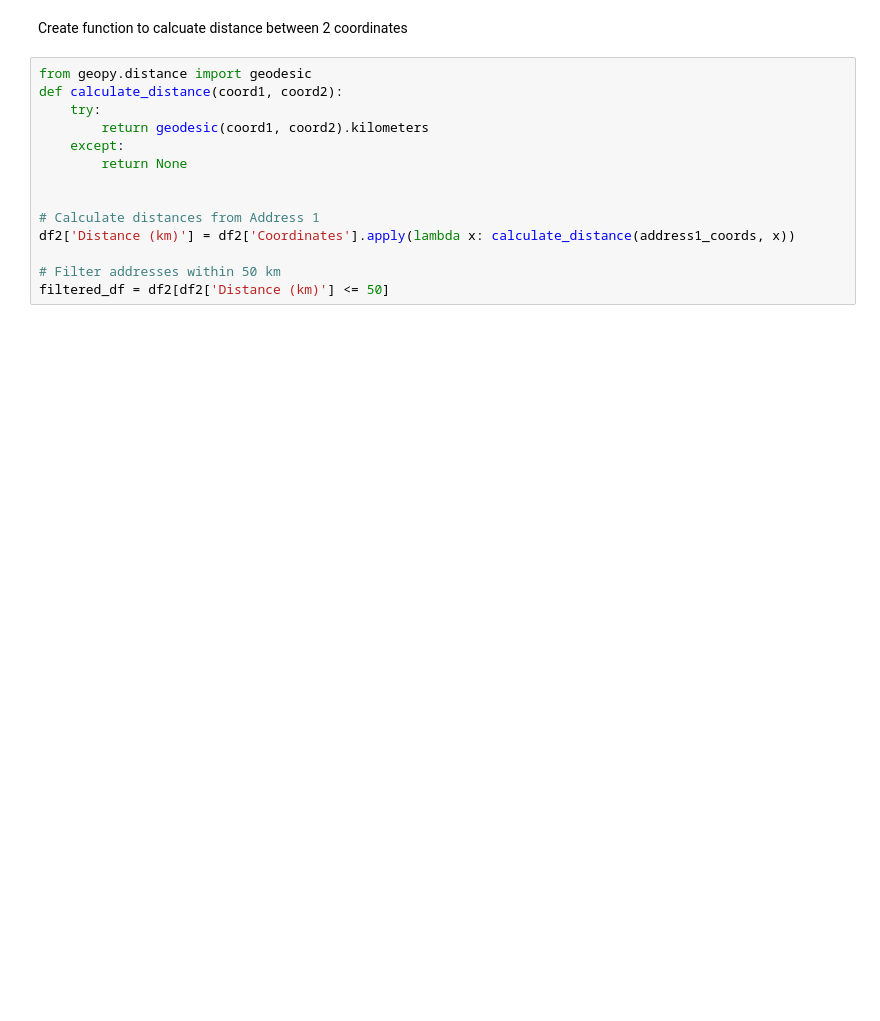
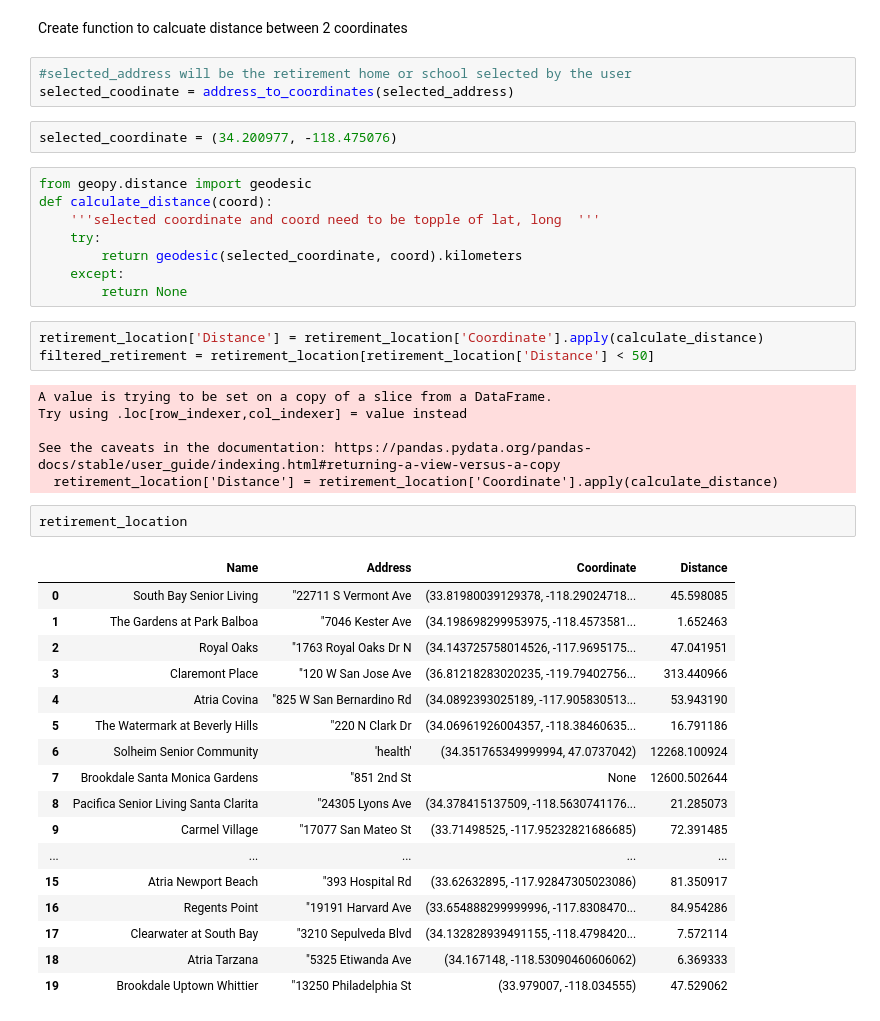
Before and after one commit to TheLazyCactus/Data_Thieves_project, a Jupyter notebook: Distance_calcultaion.ipynb, the cells around one changed output. Cells and saved outputs as stored; diff of their text form; blank space fills up the shorter version.

```diff
--- a/Distance_calcultaion.ipynb
+++ b/Distance_calcultaion.ipynb
@@ -48,16 +193,44 @@ def address_to_coordinates(address):
 # %% [markdown]
 Create function to calcuate distance between 2 coordinates
-# %%
-from geopy.distance import geodesic
-def calculate_distance(coord1, coord2):
-    try:
-        return geodesic(coord1, coord2).kilometers
-    except:
-        return None
-
-
-# Calculate distances from Address 1
-df2['Distance (km)'] = df2['Coordinates'].apply(lambda x: calculate_distance(address1_coords, x))
-
-# Filter addresses within 50 km
-filtered_df = df2[df2['Distance (km)'] <= 50]
+# %%
+#selected_address will be the retirement home or school selected by the user
+selected_coodinate = address_to_coordinates(selected_address)
+# %%
+selected_coordinate = (34.200977, -118.475076)
+# %%
+from geopy.distance import geodesic
+def calculate_distance(coord):
+    '''selected coordinate and coord need to be topple of lat, long  '''
+    try:
+        return geodesic(selected_coordinate, coord).kilometers
+    except:
+        return None
+# %%
+retirement_location['Distance'] = retirement_location['Coordinate'].apply(calculate_distance)
+filtered_retirement = retirement_location[retirement_location['Distance'] < 50]
+# %% [output]
+A value is trying to be set on a copy of a slice from a DataFrame.
+Try using .loc[row_indexer,col_indexer] = value instead
+
+See the caveats in the documentation: https://pandas.pydata.org/pandas-docs/stable/user_guide/indexing.html#returning-a-view-versus-a-copy
+  retirement_location['Distance'] = retirement_location['Coordinate'].apply(calculate_distance)
+# %%
+retirement_location
+# %% [output]
+|  | Name | Address | Coordinate | Distance |
+| 0 | South Bay Senior Living | "22711 S Vermont Ave | (33.81980039129378, -118.29024718... | 45.598085 |
+| 1 | The Gardens at Park Balboa | "7046 Kester Ave | (34.198698299953975, -118.4573581... | 1.652463 |
+| 2 | Royal Oaks | "1763 Royal Oaks Dr N | (34.143725758014526, -117.9695175... | 47.041951 |
+| 3 | Claremont Place | "120 W San Jose Ave | (36.81218283020235, -119.79402756... | 313.440966 |
+| 4 | Atria Covina | "825 W San Bernardino Rd | (34.0892393025189, -117.905830513... | 53.943190 |
+| 5 | The Watermark at Beverly Hills | "220 N Clark Dr | (34.06961926004357, -118.38460635... | 16.791186 |
+| 6 | Solheim Senior Community | 'health' | (34.351765349999994, 47.0737042) | 12268.100924 |
+| 7 | Brookdale Santa Monica Gardens | "851 2nd St | None | 12600.502644 |
+| 8 | Pacifica Senior Living Santa Clarita | "24305 Lyons Ave | (34.378415137509, -118.5630741176... | 21.285073 |
+| 9 | Carmel Village | "17077 San Mateo St | (33.71498525, -117.95232821686685) | 72.391485 |
+| ... | ... | ... | ... | ... |
+| 15 | Atria Newport Beach | "393 Hospital Rd | (33.62632895, -117.92847305023086) | 81.350917 |
+| 16 | Regents Point | "19191 Harvard Ave | (33.654888299999996, -117.8308470... | 84.954286 |
+| 17 | Clearwater at South Bay | "3210 Sepulveda Blvd | (34.132828939491155, -118.4798420... | 7.572114 |
+| 18 | Atria Tarzana | "5325 Etiwanda Ave | (34.167148, -118.53090460606062) | 6.369333 |
+| 19 | Brookdale Uptown Whittier | "13250 Philadelphia St | (33.979007, -118.034555) | 47.529062 |
```
Also changed, not shown: parts of 17 cells of this notebook.
